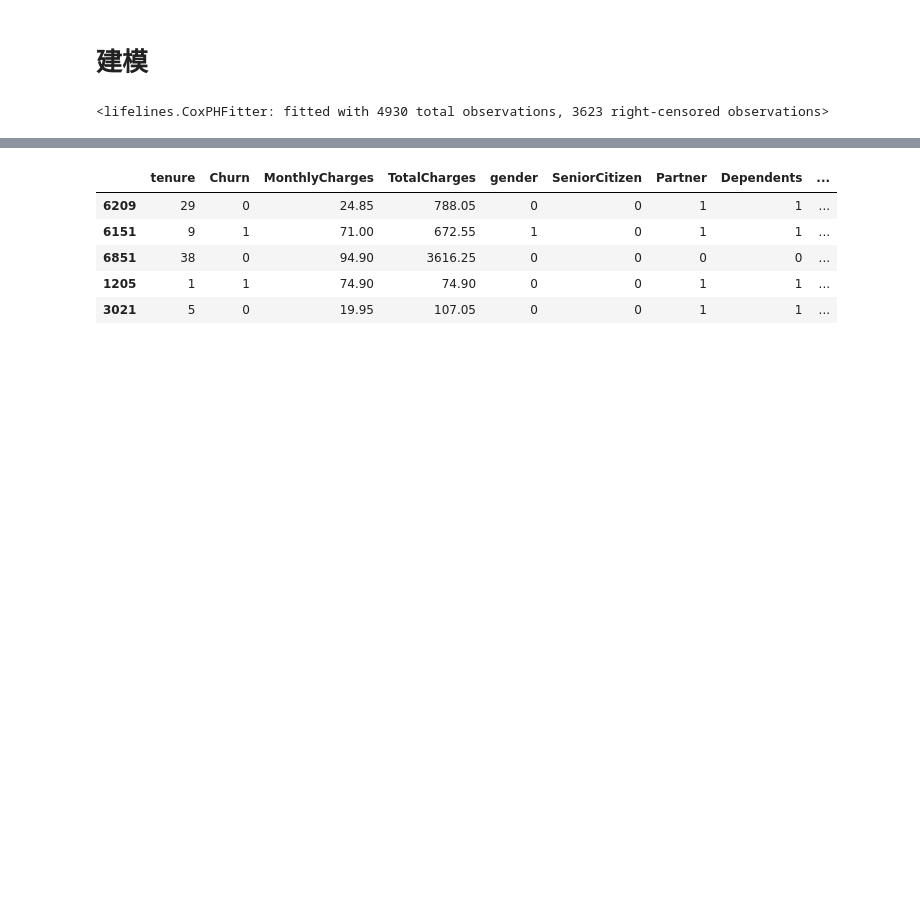
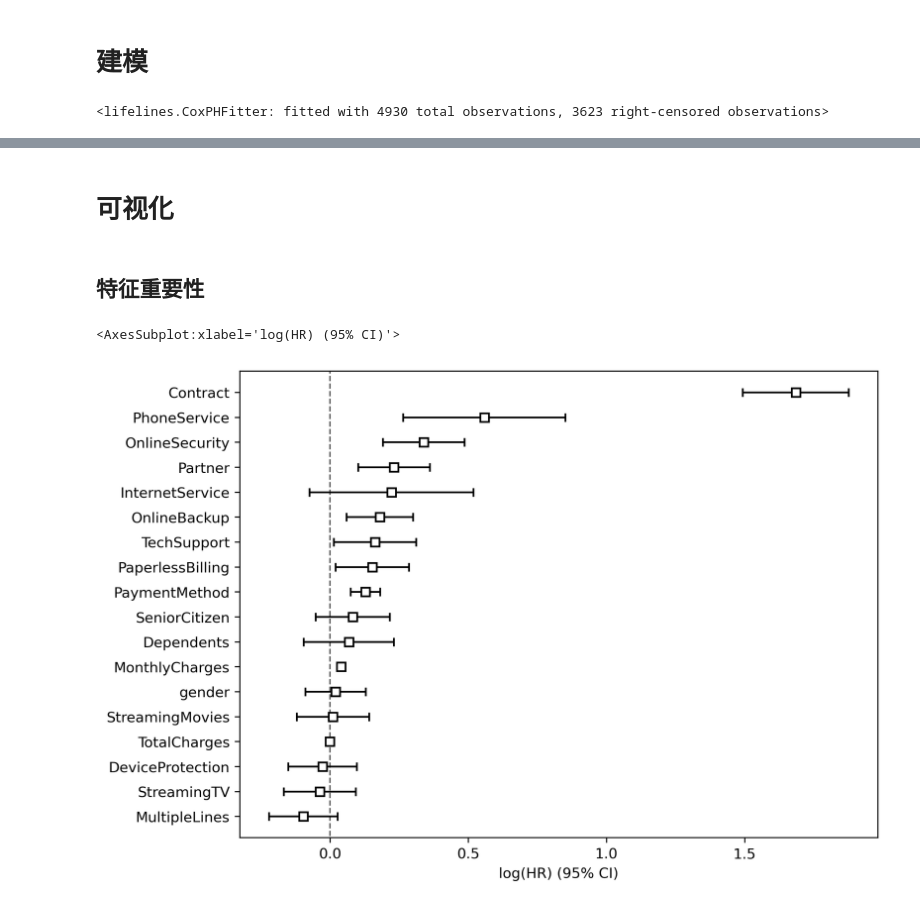
Before and after one commit to lkm18377184433/churn_survival_analysis, a Jupyter notebook: example/ipyb/数据预处理.ipynb, the cells around one changed output, grey strips where cells are left out. Cells and saved outputs as stored; diff of their text form; code cells hidden in the pictures; blank space fills up the shorter version.

Commit message:
#comment 特征重要性

```diff
--- a/example/ipyb/数据预处理.ipynb
+++ b/example/ipyb/数据预处理.ipynb
@@ -99,12 +99,13 @@ cph.print_summary()
 | Partial AIC | 16897.95 |
 | log-likelihood ratio test | 4080.75 on 18 df |
 | -log2(p) of ll-ratio test | inf |
-# %%
-train.head()
-# %% [output]
-|  | tenure | Churn | MonthlyCharges | TotalCharges | gender | SeniorCitizen | Partner | Dependents | ... |
-| 6209 | 29 | 0 | 24.85 | 788.05 | 0 | 0 | 1 | 1 | ... |
-| 6151 | 9 | 1 | 71.00 | 672.55 | 1 | 0 | 1 | 1 | ... |
-| 6851 | 38 | 0 | 94.90 | 3616.25 | 0 | 0 | 0 | 0 | ... |
-| 1205 | 1 | 1 | 74.90 | 74.90 | 0 | 0 | 1 | 1 | ... |
-| 3021 | 5 | 0 | 19.95 | 107.05 | 0 | 0 | 1 | 1 | ... |
+# %% [markdown]
+# 可视化
+# %% [markdown]
+## 特征重要性
+# %%
+plt.figure(figsize=(8, 6), dpi=300)
+cph.plot()
+# %% [output]
+<AxesSubplot:xlabel='log(HR) (95% CI)'>
+[figure, added]
```
Also changed, not shown: parts of 1 cell of this notebook.
